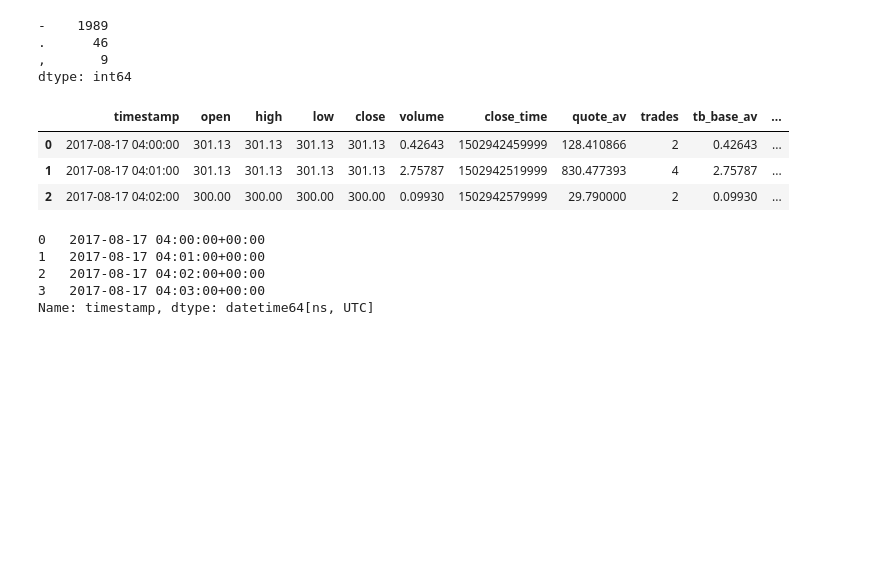
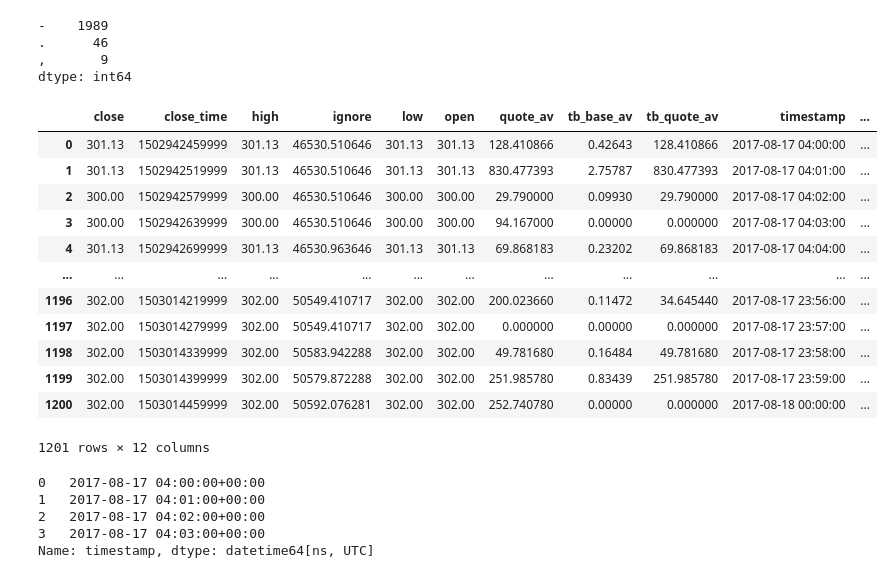
Before and after one commit to Ahmed-ui94/web_programming, a Jupyter notebook: pandas1/pandas.ipynb, the cells around one changed output. Cells and saved outputs as stored; diff of their text form; code cells hidden in the pictures; blank space fills up the shorter version.

```diff
--- a/pandas1/pandas.ipynb
+++ b/pandas1/pandas.ipynb
@@ -1067,12 +1211,21 @@ make.astype("string").str.extract(r"([^a-z A-Z])").value_counts()
 dtype: int64
 # %%
 eutherurm_data = pd.read_csv("sample.csv")
-eutherurm_data.head(3)
+eutherurm_data.sort_index(axis=1, level= "timestamp")
 # %% [output]
-|  | timestamp | open | high | low | close | volume | close_time | quote_av | trades | tb_base_av | ... |
-| 0 | 2017-08-17 04:00:00 | 301.13 | 301.13 | 301.13 | 301.13 | 0.42643 | 1502942459999 | 128.410866 | 2 | 0.42643 | ... |
-| 1 | 2017-08-17 04:01:00 | 301.13 | 301.13 | 301.13 | 301.13 | 2.75787 | 1502942519999 | 830.477393 | 4 | 2.75787 | ... |
-| 2 | 2017-08-17 04:02:00 | 300.00 | 300.00 | 300.00 | 300.00 | 0.09930 | 1502942579999 | 29.790000 | 2 | 0.09930 | ... |
+|  | close | close_time | high | ignore | low | open | quote_av | tb_base_av | tb_quote_av | timestamp | ... |
+| 0 | 301.13 | 1502942459999 | 301.13 | 46530.510646 | 301.13 | 301.13 | 128.410866 | 0.42643 | 128.410866 | 2017-08-17 04:00:00 | ... |
+| 1 | 301.13 | 1502942519999 | 301.13 | 46530.510646 | 301.13 | 301.13 | 830.477393 | 2.75787 | 830.477393 | 2017-08-17 04:01:00 | ... |
+| 2 | 300.00 | 1502942579999 | 300.00 | 46530.510646 | 300.00 | 300.00 | 29.790000 | 0.09930 | 29.790000 | 2017-08-17 04:02:00 | ... |
+| 3 | 300.00 | 1502942639999 | 300.00 | 46530.510646 | 300.00 | 300.00 | 94.167000 | 0.00000 | 0.000000 | 2017-08-17 04:03:00 | ... |
+| 4 | 301.13 | 1502942699999 | 301.13 | 46530.963646 | 301.13 | 301.13 | 69.868183 | 0.23202 | 69.868183 | 2017-08-17 04:04:00 | ... |
+| ... | ... | ... | ... | ... | ... | ... | ... | ... | ... | ... | ... |
+| 1196 | 302.00 | 1503014219999 | 302.00 | 50549.410717 | 302.00 | 302.00 | 200.023660 | 0.11472 | 34.645440 | 2017-08-17 23:56:00 | ... |
+| 1197 | 302.00 | 1503014279999 | 302.00 | 50549.410717 | 302.00 | 302.00 | 0.000000 | 0.00000 | 0.000000 | 2017-08-17 23:57:00 | ... |
+| 1198 | 302.00 | 1503014339999 | 302.00 | 50583.942288 | 302.00 | 302.00 | 49.781680 | 0.16484 | 49.781680 | 2017-08-17 23:58:00 | ... |
+| 1199 | 302.00 | 1503014399999 | 302.00 | 50579.872288 | 302.00 | 302.00 | 251.985780 | 0.83439 | 251.985780 | 2017-08-17 23:59:00 | ... |
+| 1200 | 302.00 | 1503014459999 | 302.00 | 50592.076281 | 302.00 | 302.00 | 252.740780 | 0.00000 | 0.000000 | 2017-08-18 00:00:00 | ... |
+1201 rows × 12 columns
 # %%
 utc_s = pd.to_datetime(eutherurm_data['timestamp'], utc=True)
 utc_s.head(4)
```
Also changed, not shown: parts of 63 cells of this notebook.
